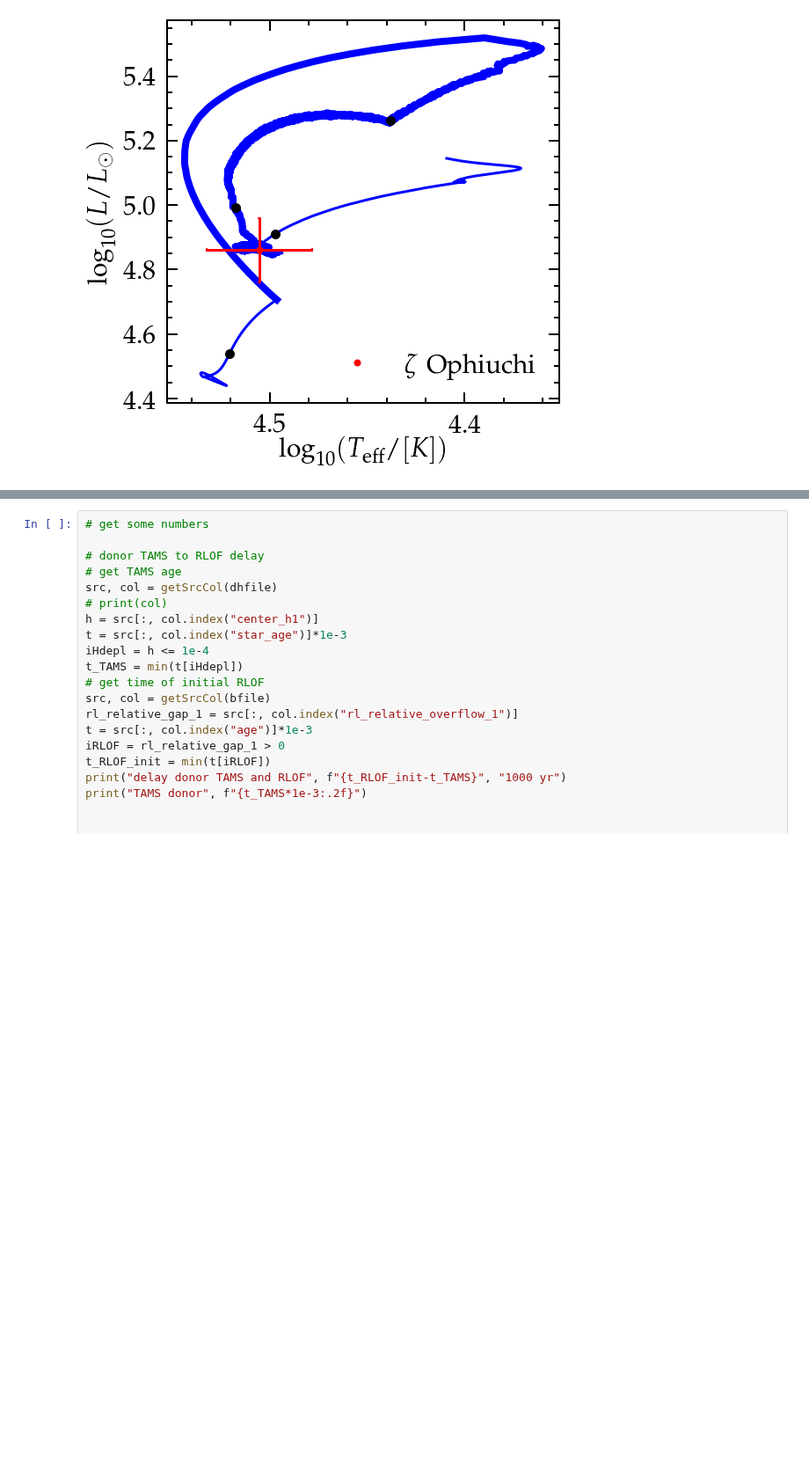
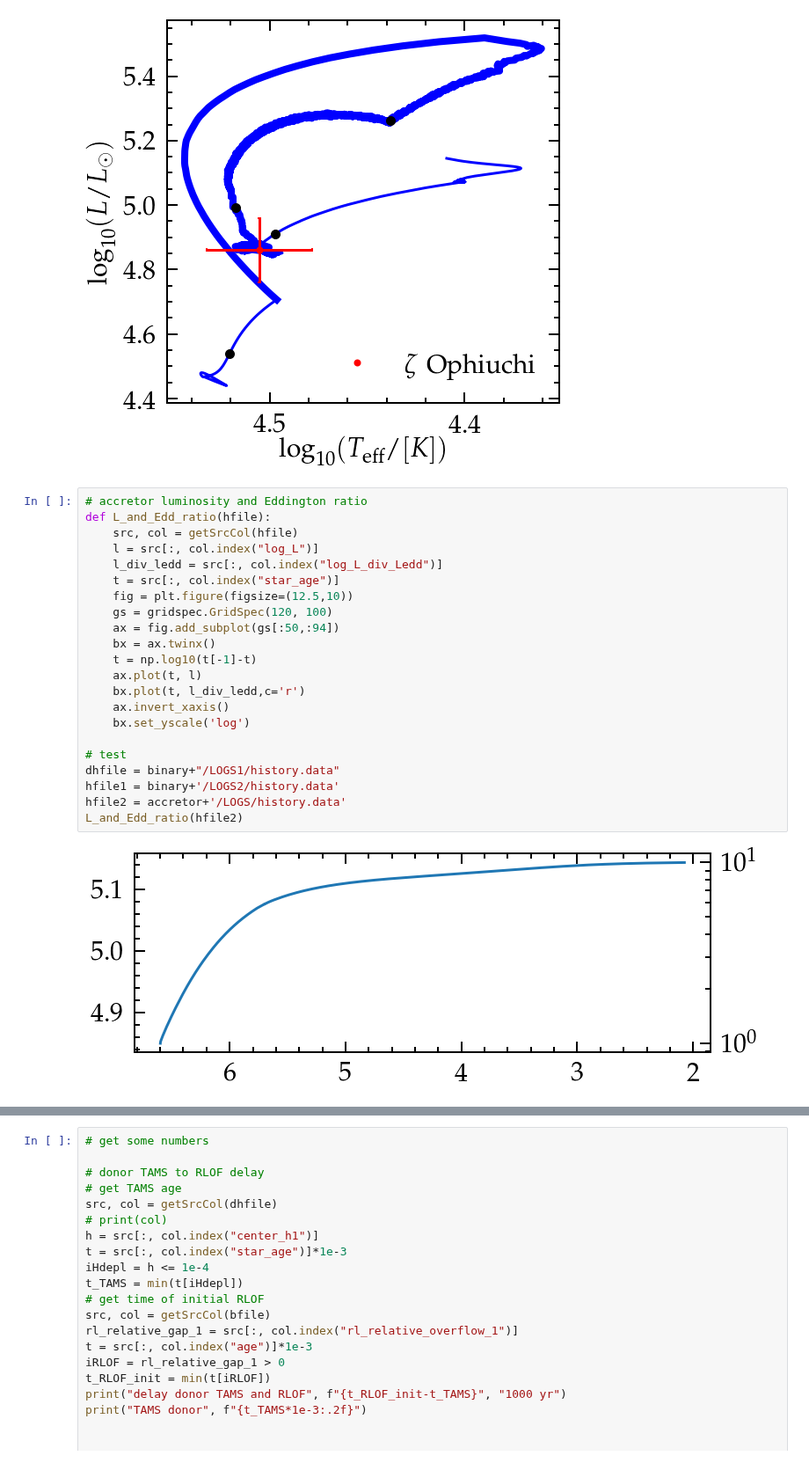
Before and after one commit to mathren/zeta_oph, a Jupyter notebook: notebooks/Best_model.ipynb, the cells around one changed output, grey strips where cells are left out. Shown at 88% size. Drawn from its saved outputs; the diff is of its cells as text; blank space fills up the shorter version.

```diff
--- a/notebooks/Best_model.ipynb
+++ b/notebooks/Best_model.ipynb
@@ -67,3 +67,27 @@ for p in profiles:
     ax.scatter(Teff, L, c='k',s=100,zorder=1000)
 # %% [output]
 [figure]
+# %%
+# accretor luminosity and Eddington ratio
+def L_and_Edd_ratio(hfile):
+    src, col = getSrcCol(hfile)
+    l = src[:, col.index("log_L")]
+    l_div_ledd = src[:, col.index("log_L_div_Ledd")]
+    t = src[:, col.index("star_age")]
+    fig = plt.figure(figsize=(12.5,10))
+    gs = gridspec.GridSpec(120, 100)
+    ax = fig.add_subplot(gs[:50,:94])
+    bx = ax.twinx()
+    t = np.log10(t[-1]-t)
+    ax.plot(t, l)
+    bx.plot(t, l_div_ledd,c='r')
+    ax.invert_xaxis()
+    bx.set_yscale('log')
+
+# test
+dhfile = binary+"/LOGS1/history.data"
+hfile1 = binary+'/LOGS2/history.data'
+hfile2 = accretor+'/LOGS/history.data'
+L_and_Edd_ratio(hfile2)
+# %% [output]
+[figure, added]
```
Also changed, not shown: parts of 3 cells of this notebook, 4 other files.
